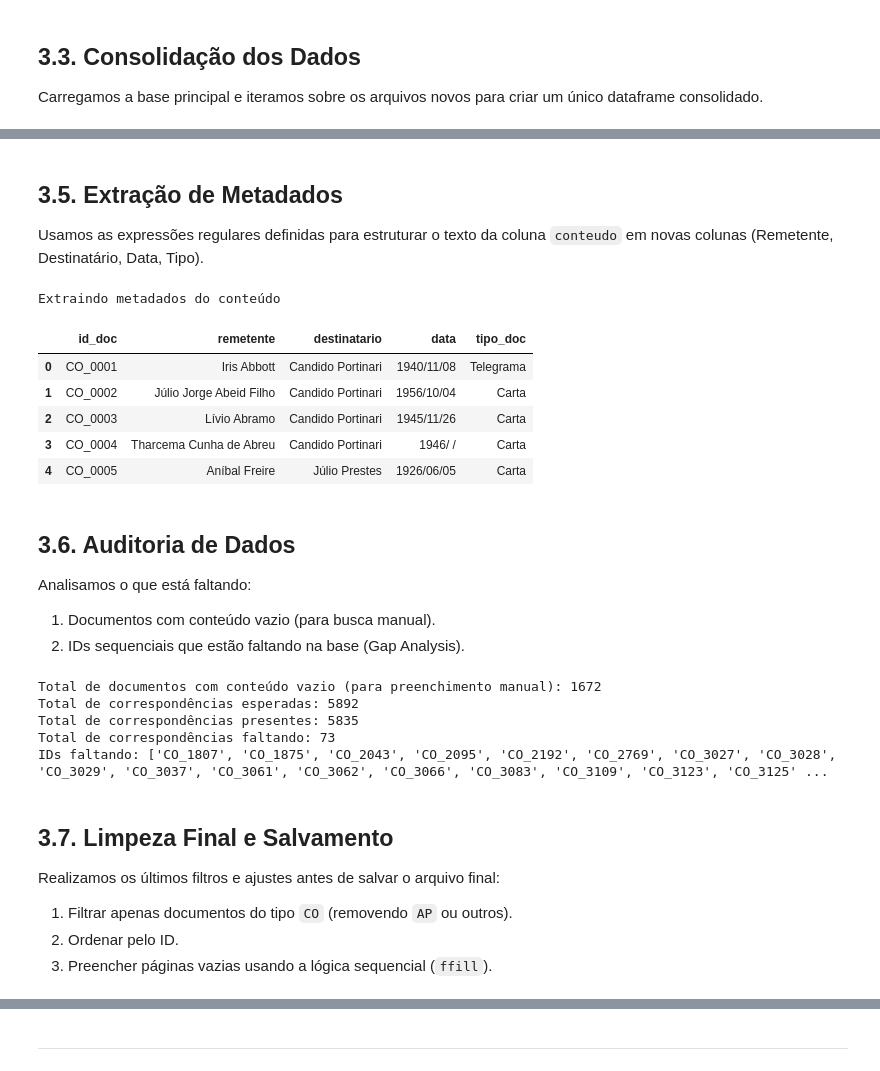
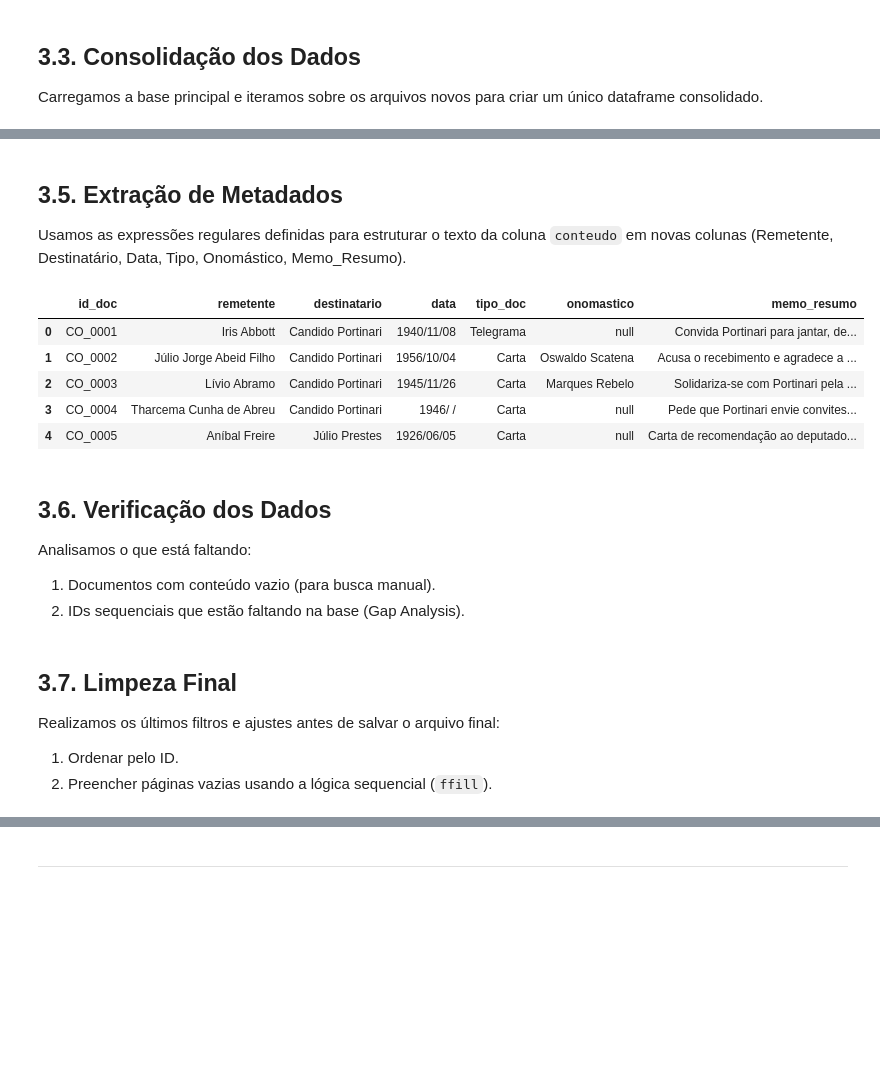
Before and after one commit to vrsmic/portinari-metadata, a Jupyter notebook: AV2.ipynb, the cells around one changed output, grey strips where cells are left out. Cells and saved outputs as stored; diff of their text form; code cells hidden in the pictures; blank space fills up the shorter version.

Commit message:
Finalizando o tratamento de dados

```diff
--- a/AV2.ipynb
+++ b/AV2.ipynb
@@ -183,73 +206,42 @@ Tratamento concluído
 # %% [markdown]
 ## 3.5. Extração de Metadados
-Usamos as expressões regulares definidas para estruturar o texto da coluna `conteudo` em novas colunas (Remetente, Destinatário, Data, Tipo).
+Usamos as expressões regulares definidas para estruturar o texto da coluna `conteudo` em novas colunas (Remetente, Destinatário, Data, Tipo, Onomástico, Memo_Resumo).
 # %%
 # padrões de regex baseados no formato do seu arquivo
 padroes = {
     'remetente': r'REMETENTE:\s*(.*?)(?:\n|$)',
     'destinatario': r'DESTINATARIO:\s*(.*?)(?:\n|$)',
     'data': r'DATA_INICIO:\s*(.*?)(?:\n|$)',
-    'tipo_doc': r'TIPO CORRESPONDÊNCIA:\s*(.*?)(?:\n|$)'
+    'tipo_doc': r'TIPO CORRESPONDÊNCIA:\s*(.*?)(?:\n|$)',
+
+    # Novos campos adicionados
+    # O regex captura o texto logo após os dois pontos até o fim da linha
+    'onomastico': r'ONOMÁSTICO:\s*(.*?)(?:\n|$)',
+    'memo_resumo': r'(?:RESUMO|MEMO_RESUMO):\s*(.*?)(?:\n|$)' # Tenta pegar RESUMO ou MEMO_RESUMO
 }
 
-# aplica a extração para criar novas colunas usando a função definida no passo 2
-print("Extraindo metadados do conteúdo")
-
+# aplica a extração para criar novas colunas usando a função definida no passo anterior
 for nova_coluna, regex in padroes.items():
     df_final[nova_coluna] = df_final['conteudo'].apply(lambda x: extrair_campo(str(x), regex))
 
 # visualizar o resultado das novas colunas
 colunas_visualizar = ['id_doc'] + list(padroes.keys())
 display(df_final[colunas_visualizar].head())
 # %% [output]
-Extraindo metadados do conteúdo
-|  | id_doc | remetente | destinatario | data | tipo_doc |
-| 0 | CO_0001 | Iris Abbott | Candido Portinari | 1940/11/08 | Telegrama |
-| 1 | CO_0002 | Júlio Jorge Abeid Filho | Candido Portinari | 1956/10/04 | Carta |
-| 2 | CO_0003 | Lívio Abramo | Candido Portinari | 1945/11/26 | Carta |
-| 3 | CO_0004 | Tharcema Cunha de Abreu | Candido Portinari | 1946/ / | Carta |
-| 4 | CO_0005 | Aníbal Freire | Júlio Prestes | 1926/06/05 | Carta |
+|  | id_doc | remetente | destinatario | data | tipo_doc | onomastico | memo_resumo |
+| 0 | CO_0001 | Iris Abbott | Candido Portinari | 1940/11/08 | Telegrama | null | Convida Portinari para jantar, de... |
+| 1 | CO_0002 | Júlio Jorge Abeid Filho | Candido Portinari | 1956/10/04 | Carta | Oswaldo Scatena | Acusa o recebimento e agradece a ... |
+| 2 | CO_0003 | Lívio Abramo | Candido Portinari | 1945/11/26 | Carta | Marques Rebelo | Solidariza-se com Portinari pela ... |
+| 3 | CO_0004 | Tharcema Cunha de Abreu | Candido Portinari | 1946/ / | Carta | null | Pede que Portinari envie convites... |
+| 4 | CO_0005 | Aníbal Freire | Júlio Prestes | 1926/06/05 | Carta | null | Carta de recomendação ao deputado... |
 # %% [markdown]
-## 3.6. Auditoria de Dados
+## 3.6. Verificação dos Dados
 Analisamos o que está faltando:
 1. Documentos com conteúdo vazio (para busca manual).
 2. IDs sequenciais que estão faltando na base (Gap Analysis).
-# %%
-# -- Análise dos vazios --
-# identificar onde o conteúdo está vazio ou nulo
-mask_sem_conteudo = (
-    df_final['conteudo'].isna() |
-    (df_final['conteudo'] == '')
-)
-print(f"Total de documentos com conteúdo vazio (para preenchimento manual): {mask_sem_conteudo.sum()}")
-
-# para exportar os manuais:
-# df_manual = df_final[mask_sem_conteudo].copy()
-# df_manual.to_csv('para_preencher_manual.csv', index=False)
-
-
-# -- Análise dos IDs faltantes --
-# ver quais são as correspondências que estão faltando entre CO_0001 e CO_5892
-ids_esperados = {f'CO_{str(i).zfill(4)}' for i in range(1, 5893)}
-ids_presentes = set(df_final['id_doc'].dropna().unique())
-ids_faltando = ids_esperados - ids_presentes
-
-print(f"Total de correspondências esperadas: {len(ids_esperados)}")
-print(f"Total de correspondências presentes: {len(ids_presentes)}")
-print(f"Total de correspondências faltando: {len(ids_faltando)}")
-
-if len(ids_faltando) > 0:
-    print("IDs faltando:", list(sorted(ids_faltando)))
-# %% [output]
-Total de documentos com conteúdo vazio (para preenchimento manual): 1672
-Total de correspondências esperadas: 5892
-Total de correspondências presentes: 5835
-Total de correspondências faltando: 73
-IDs faltando: ['CO_1807', 'CO_1875', 'CO_2043', 'CO_2095', 'CO_2192', 'CO_2769', 'CO_3027', 'CO_3028', 'CO_3029', 'CO_3037', 'CO_3061', 'CO_3062', 'CO_3066', 'CO_3083', 'CO_3109', 'CO_3123', 'CO_3125' ...
 # %% [markdown]
-## 3.7. Limpeza Final e Salvamento
+## 3.7. Limpeza Final
 Realizamos os últimos filtros e ajustes antes de salvar o arquivo final:
-1. Filtrar apenas documentos do tipo `CO` (removendo `AP` ou outros).
-2. Ordenar pelo ID.
-3. Preencher páginas vazias usando a lógica sequencial (`ffill`).
+1. Ordenar pelo ID.
+2. Preencher páginas vazias usando a lógica sequencial (`ffill`).
 # %%
```
Also changed, not shown: parts of 20 cells of this notebook, 3 other files.
